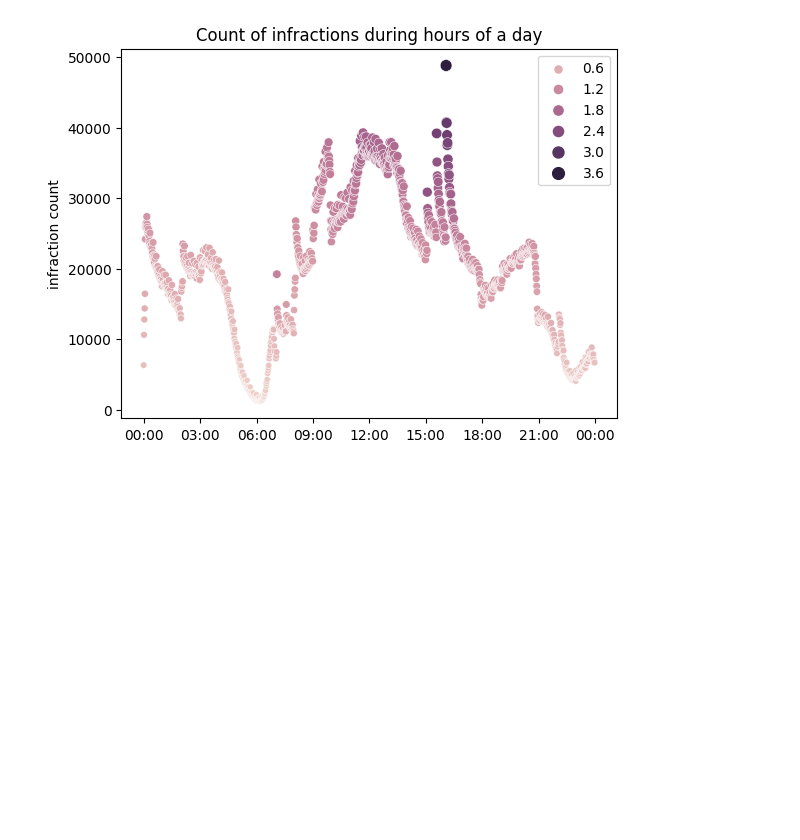
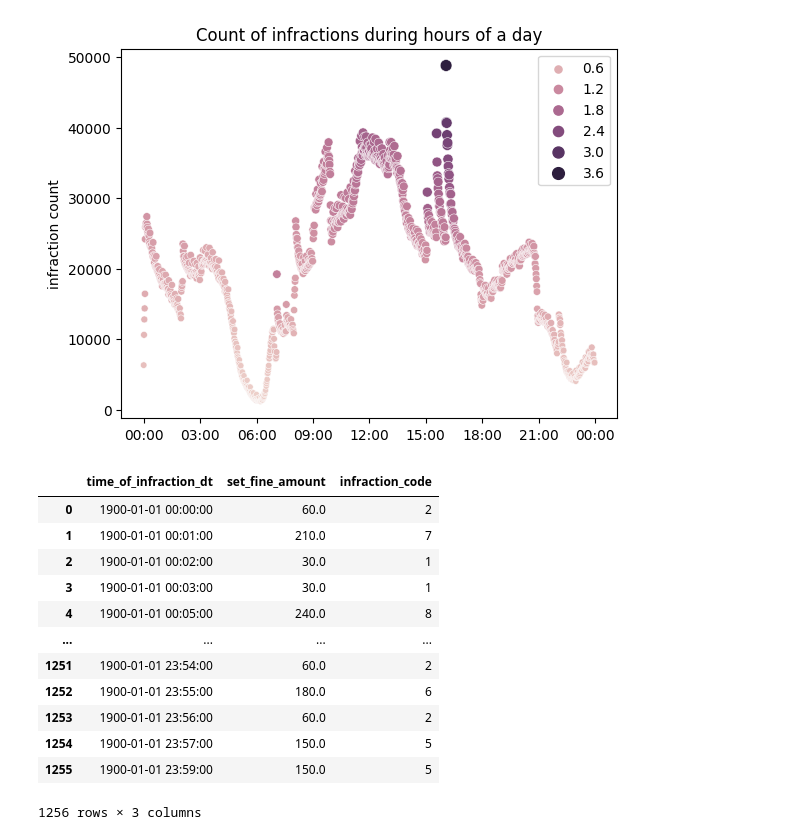
Before and after one commit to sariaslaso/parking_toronto, a Jupyter notebook: data_processing.ipynb, the cells around one changed output. Drawn from its saved outputs; the diff is of its cells as text; code cells hidden in the pictures; blank space fills up the shorter version.

```diff
--- a/data_processing.ipynb
+++ b/data_processing.ipynb
@@ -606,0 +626,16 @@ plt.show()
+# %%
+timeofday_revenue_bayview
+# %% [output]
+|  | time_of_infraction_dt | set_fine_amount | infraction_code |
+| 0 | 1900-01-01 00:00:00 | 60.0 | 2 |
+| 1 | 1900-01-01 00:01:00 | 210.0 | 7 |
+| 2 | 1900-01-01 00:02:00 | 30.0 | 1 |
+| 3 | 1900-01-01 00:03:00 | 30.0 | 1 |
+| 4 | 1900-01-01 00:05:00 | 240.0 | 8 |
+| ... | ... | ... | ... |
+| 1251 | 1900-01-01 23:54:00 | 60.0 | 2 |
+| 1252 | 1900-01-01 23:55:00 | 180.0 | 6 |
+| 1253 | 1900-01-01 23:56:00 | 60.0 | 2 |
+| 1254 | 1900-01-01 23:57:00 | 150.0 | 5 |
+| 1255 | 1900-01-01 23:59:00 | 150.0 | 5 |
+1256 rows × 3 columns
```
Also changed, not shown: parts of 8 cells of this notebook.
